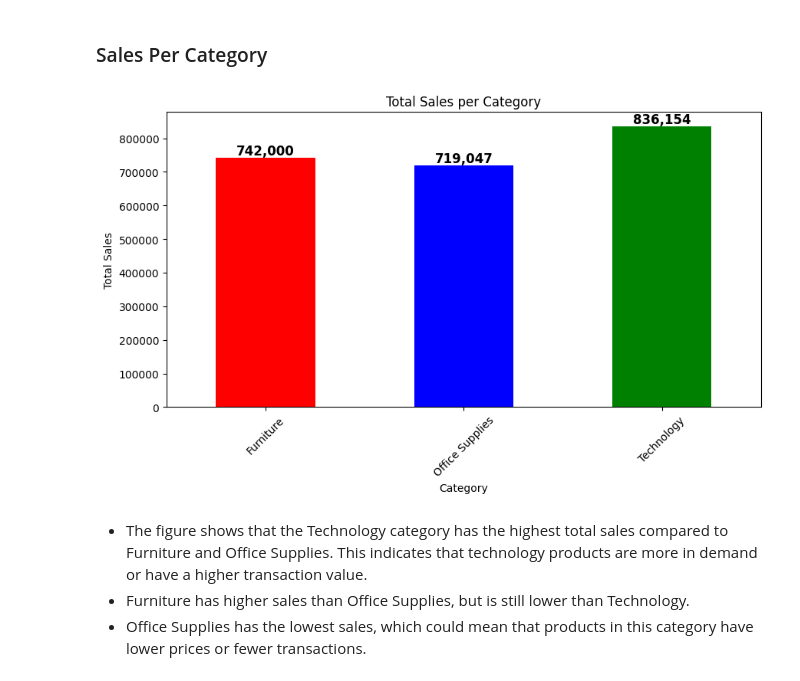
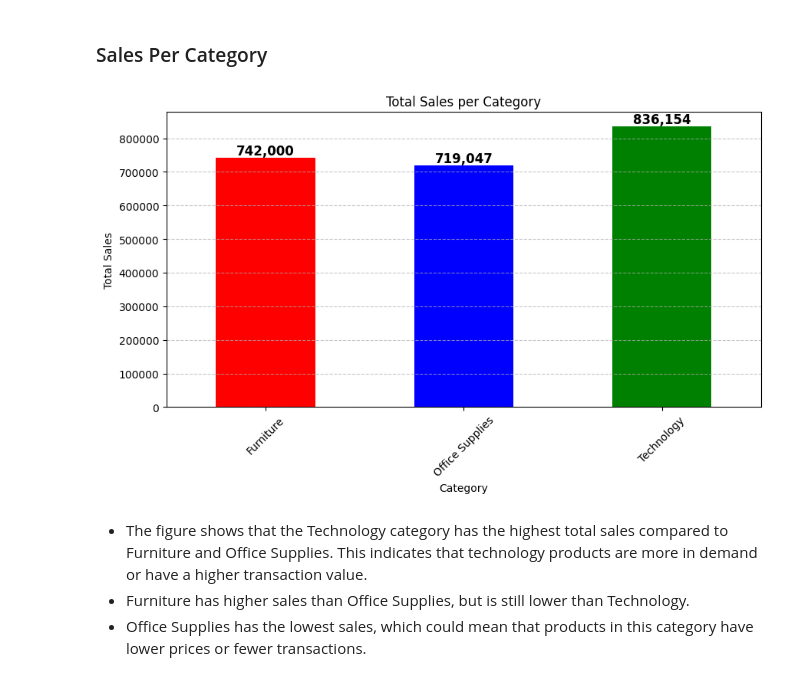
Before and after one commit to ibnurisk11/data-analyst-test, a Jupyter notebook: test_3_4.ipynb, the cells around one changed output. Drawn from its saved outputs; the diff is of its cells as text; code cells hidden in the pictures.

```diff
--- a/test_3_4.ipynb
+++ b/test_3_4.ipynb
@@ -128,27 +144,28 @@ plt.show()
 # %%
 import pandas as pd
 import matplotlib.pyplot as plt
 
 category_sales = df.groupby("Category")["Sales"].sum()
 
 plt.figure(figsize=(10, 5))
 bars = category_sales.plot(kind="bar", color=["red", "blue", "green"])
 
 for bar in bars.patches:
     plt.text(
         bar.get_x() + bar.get_width() / 2,
         bar.get_height(),
         f"{bar.get_height():,.0f}",
         ha="center", va="bottom", fontsize=12, fontweight="bold"
     )
 
 plt.title("Total Sales per Category")
 plt.xlabel("Category")
 plt.ylabel("Total Sales")
 plt.xticks(rotation=45)
+plt.grid(axis="y", linestyle="--", alpha=0.7)
 plt.show()
 # %% [output]
-[figure, old version]
+[figure, new version]
 # %% [markdown]
 - The figure shows that the Technology category has the highest total sales compared to Furniture and Office Supplies. This indicates that technology products are more in demand or have a higher transaction value.
 - Furniture has higher sales than Office Supplies, but is still lower than Technology.
```
Also changed, not shown: parts of 3 cells of this notebook, 1 other file.
